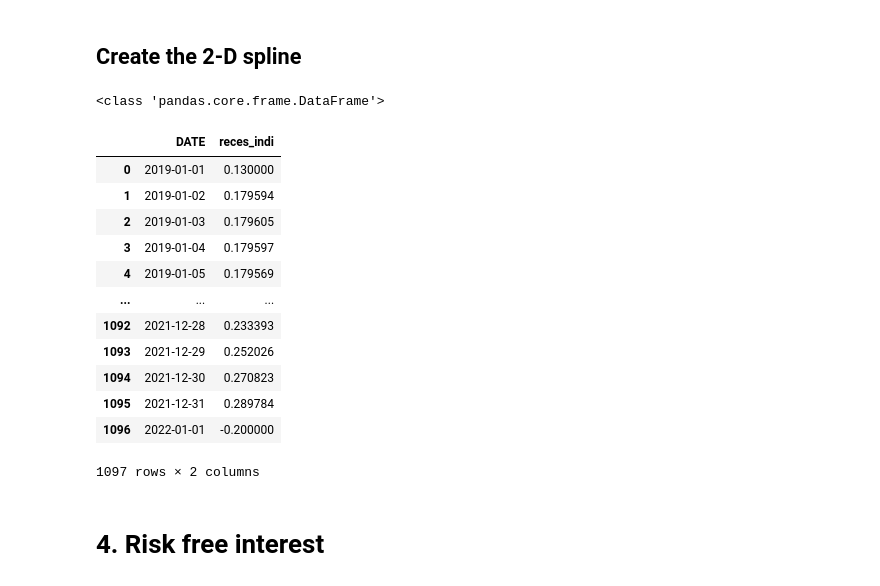
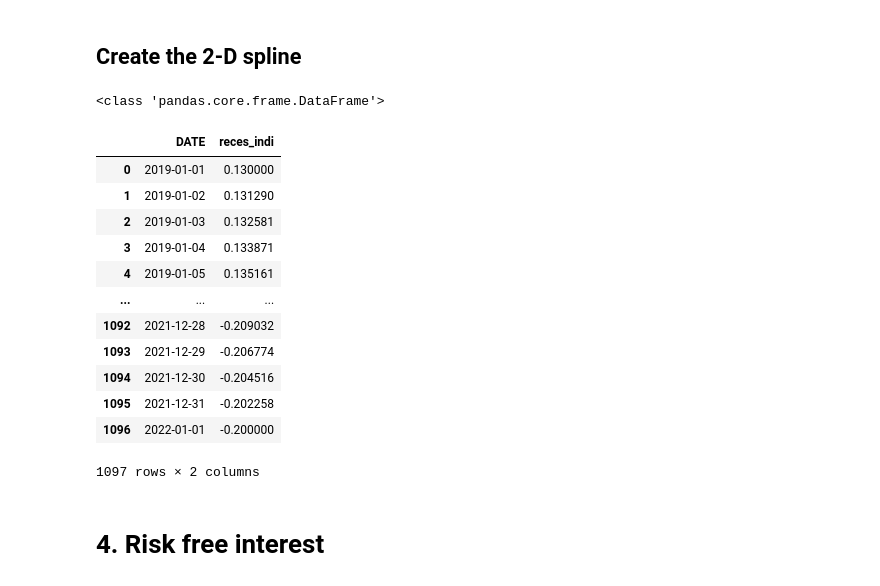
Before and after one commit to Spipers/FinalThesisQF, a Jupyter notebook: Notebooks/Macroeconomic_variables.ipynb, the cells around one changed output. Drawn from its saved outputs; the diff is of its cells as text; code cells hidden in the pictures.

```diff
--- a/Notebooks/Macroeconomic_variables.ipynb
+++ b/Notebooks/Macroeconomic_variables.ipynb
@@ -128,7 +128,7 @@ df_gp_per_pd.set_index('DATE', inplace=True)
 
 # Interpolate missing values
 for column in df_gp_per_pd.columns:
-    df_gp_per_pd[column] = df_gp_per_pd[column].interpolate(method='spline', order=2)
+    df_gp_per_pd[column] = df_gp_per_pd[column].interpolate(method='linear')
 
 df_gp_per_pd.reset_index(inplace=True)
 
@@ -192,43 +192,43 @@ pd_ri_df = df_ri_per_df.to_pandas()
 # Generate a range of dates from the minimum date to the maximum date in pd_ri_df
 date_range = pd.date_range(start=pd_ri_df['DATE'].min(), end=pd_ri_df['DATE'].max(), freq='D')
 
 # Create a DataFrame with the generated dates
 all_dates = pd.DataFrame({'DATE': date_range})
 
 # Merge the generated dates with pd_ri_df
 pd_ri_df = pd.merge(all_dates, pd_ri_df, on='DATE', how='left')
 
 dates = pd_ri_df['DATE'].unique()
 
 dates
 print(type(pd_ri_df))
 pd_ri_df['DATE']
 
 # Set 'DATE' as the index
 pd_ri_df.set_index('DATE', inplace=True)
 
 # Interpolate missing values
 for column in pd_ri_df.columns:
-    pd_ri_df[column] = pd_ri_df[column].interpolate(method='spline', order=2)
+    pd_ri_df[column] = pd_ri_df[column].interpolate(method='linear')
 
 pd_ri_df.reset_index(inplace=True)
 
 pd_ri_df = pd_ri_df.rename(columns={'SAHMREALTIME': 'reces_indi'})
 
 pd_ri_df
 # %% [output]
 <class 'pandas.core.frame.DataFrame'>
 |  | DATE | reces_indi |
 | 0 | 2019-01-01 | 0.130000 |
-| 1 | 2019-01-02 | 0.179594 |
-| 2 | 2019-01-03 | 0.179605 |
-| 3 | 2019-01-04 | 0.179597 |
-| 4 | 2019-01-05 | 0.179569 |
+| 1 | 2019-01-02 | 0.131290 |
+| 2 | 2019-01-03 | 0.132581 |
+| 3 | 2019-01-04 | 0.133871 |
+| 4 | 2019-01-05 | 0.135161 |
 | ... | ... | ... |
-| 1092 | 2021-12-28 | 0.233393 |
-| 1093 | 2021-12-29 | 0.252026 |
-| 1094 | 2021-12-30 | 0.270823 |
-| 1095 | 2021-12-31 | 0.289784 |
+| 1092 | 2021-12-28 | -0.209032 |
+| 1093 | 2021-12-29 | -0.206774 |
+| 1094 | 2021-12-30 | -0.204516 |
+| 1095 | 2021-12-31 | -0.202258 |
 | 1096 | 2022-01-01 | -0.200000 |
 1097 rows × 2 columns
 # %% [markdown]
```
Also changed, not shown: parts of 3 cells of this notebook, 5 other files.
